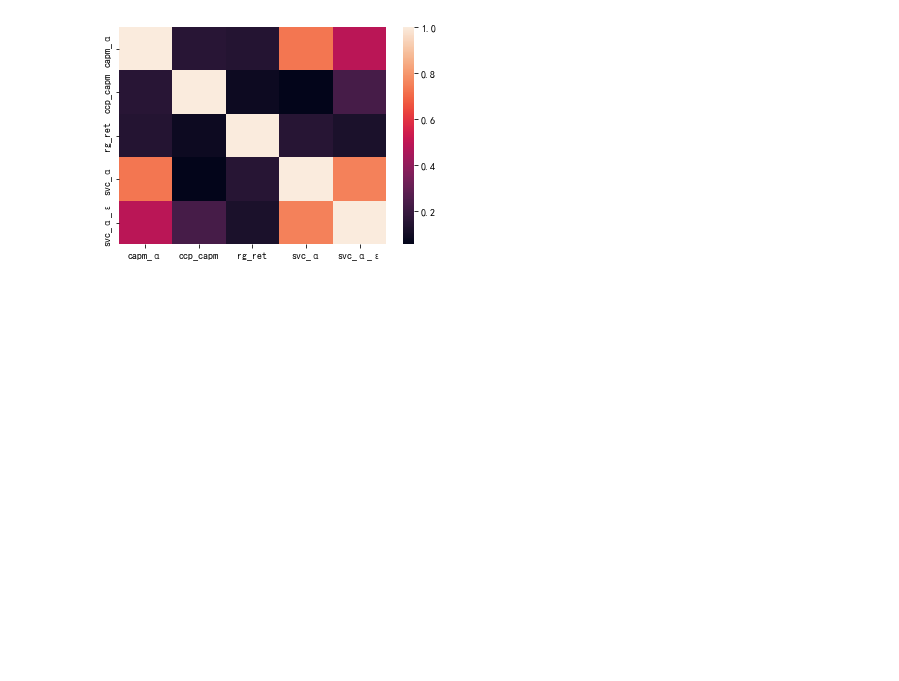
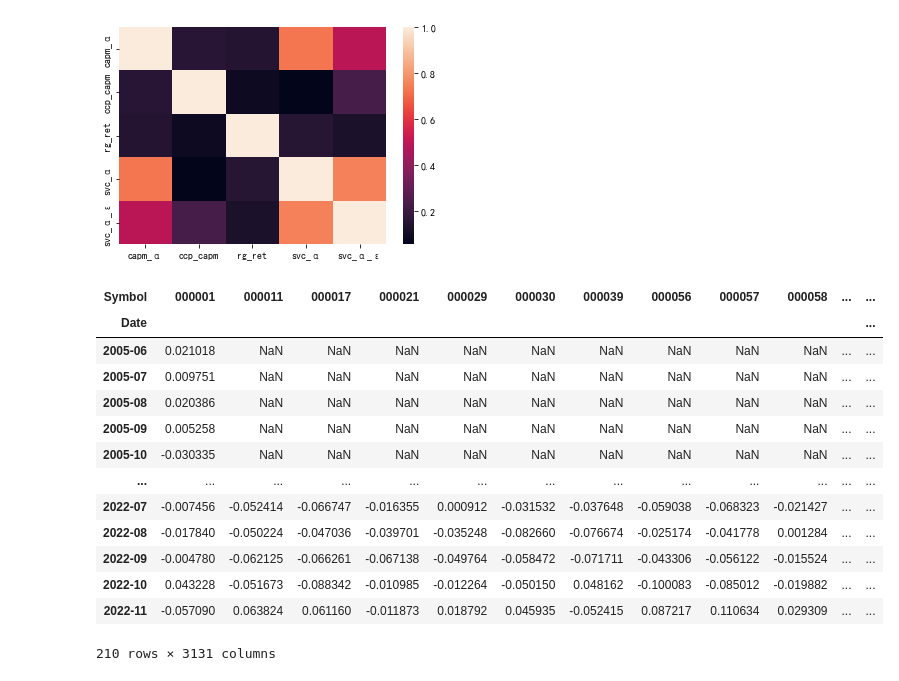
Before and after one commit to dacianpeng/mutual-fund-effective-or-not-Evidence-from-China, a Jupyter notebook: main.ipynb, the cells around one changed output. Saved outputs shown, nothing was run; the diff lists cells and outputs as text; code cells hidden in the pictures; blank space fills up the shorter version.

```diff
--- a/main.ipynb
+++ b/main.ipynb
@@ -891,7 +894,7 @@ import numpy as np
 from factors import *
 from pandarallel import pandarallel
 start_time = '2005-6'
-end_time = (datetime.datetime.now() - pd.offsets.MonthEnd(1)).strftime('%Y-%m')
+end_time = datetime.datetime.now().strftime('%Y-%m')
 pandarallel.initialize()
 # %% [output]
 INFO: Pandarallel will run on 8 workers.
@@ -1842,3 +1849,20 @@ dtype: object
+# %%
+return_of_all_fund_
+# %% [output]
+| Symbol | 000001 | 000011 | 000017 | 000021 | 000029 | 000030 | 000039 | 000056 | 000057 | 000058 | ... | ... |
+| Date |  |  |  |  |  |  |  |  |  |  |  | ... |
+| 2005-06 | 0.021018 | NaN | NaN | NaN | NaN | NaN | NaN | NaN | NaN | NaN | ... | ... |
+| 2005-07 | 0.009751 | NaN | NaN | NaN | NaN | NaN | NaN | NaN | NaN | NaN | ... | ... |
+| 2005-08 | 0.020386 | NaN | NaN | NaN | NaN | NaN | NaN | NaN | NaN | NaN | ... | ... |
+| 2005-09 | 0.005258 | NaN | NaN | NaN | NaN | NaN | NaN | NaN | NaN | NaN | ... | ... |
+| 2005-10 | -0.030335 | NaN | NaN | NaN | NaN | NaN | NaN | NaN | NaN | NaN | ... | ... |
+| ... | ... | ... | ... | ... | ... | ... | ... | ... | ... | ... | ... | ... |
+| 2022-07 | -0.007456 | -0.052414 | -0.066747 | -0.016355 | 0.000912 | -0.031532 | -0.037648 | -0.059038 | -0.068323 | -0.021427 | ... | ... |
+| 2022-08 | -0.017840 | -0.050224 | -0.047036 | -0.039701 | -0.035248 | -0.082660 | -0.076674 | -0.025174 | -0.041778 | 0.001284 | ... | ... |
+| 2022-09 | -0.004780 | -0.062125 | -0.066261 | -0.067138 | -0.049764 | -0.058472 | -0.071711 | -0.043306 | -0.056122 | -0.015524 | ... | ... |
+| 2022-10 | 0.043228 | -0.051673 | -0.088342 | -0.010985 | -0.012264 | -0.050150 | 0.048162 | -0.100083 | -0.085012 | -0.019882 | ... | ... |
+| 2022-11 | -0.057090 | 0.063824 | 0.061160 | -0.011873 | 0.018792 | 0.045935 | -0.052415 | 0.087217 | 0.110634 | 0.029309 | ... | ... |
+210 rows × 3131 columns
 # %%
 def get_selected_fund_return(date_funds, weighting='1/n'):
 
```
Also changed, not shown: parts of 6 cells of this notebook, 12 other files.
